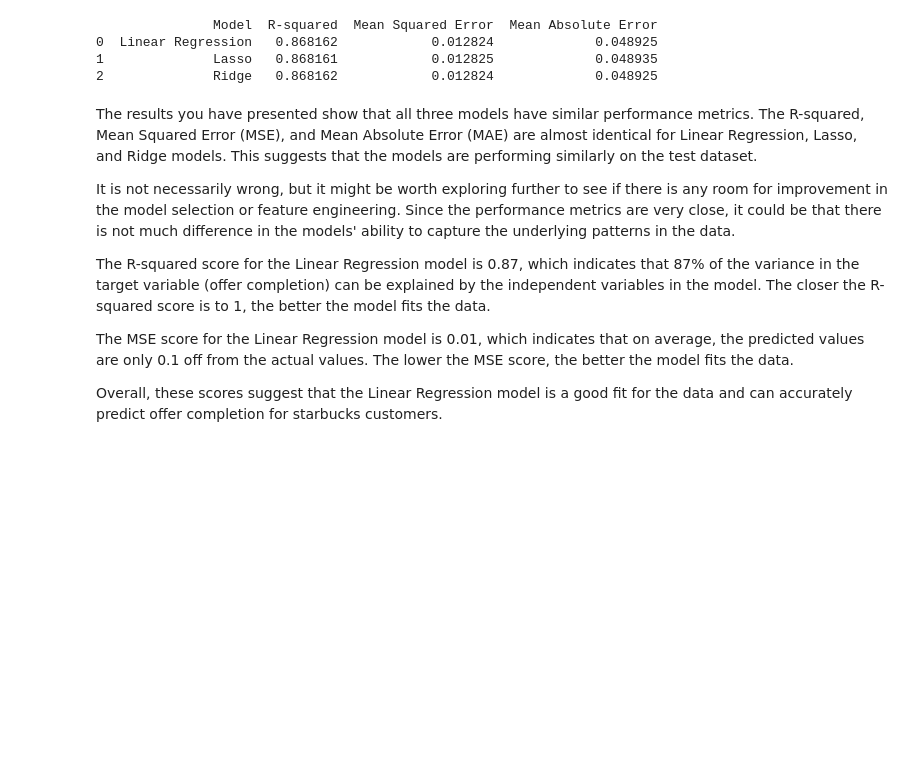
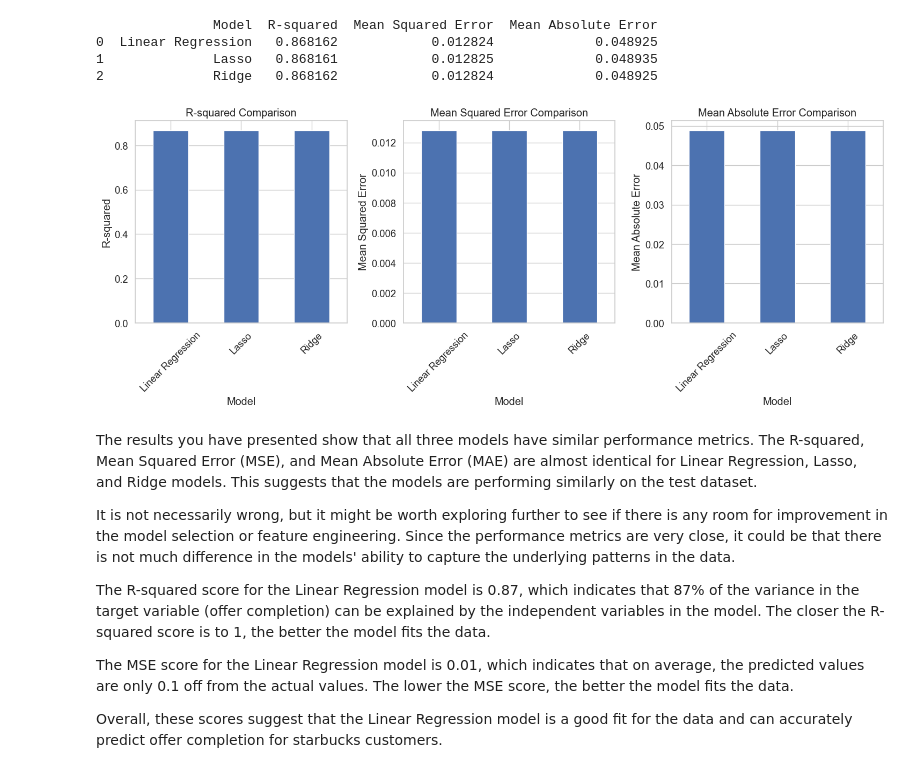
Before and after one commit to Udacity9132/starbucks, a Jupyter notebook: Starbucks_Capstone_notebook.ipynb, the cells around one changed output. Cells and saved outputs as stored; diff of their text form; code cells hidden in the pictures; blank space fills up the shorter version.

Commit message:
add: summary table and chart for models

```diff
--- a/Starbucks_Capstone_notebook.ipynb
+++ b/Starbucks_Capstone_notebook.ipynb
@@ -906,6 +906,28 @@ print(summary_table)
 0  Linear Regression   0.868162            0.012824             0.048925
 1              Lasso   0.868161            0.012825             0.048935
 2              Ridge   0.868162            0.012824             0.048925
+# %%
+# Set up the bar chart
+fig, ax = plt.subplots(1, 3, figsize=(15, 6))
+
+# Create a function for drawing the bar chart
+def draw_bar_chart(column_name, ax_index, title):
+    summary_table.plot(x='Model', y=column_name, kind='bar', legend=False, ax=ax[ax_index])
+    ax[ax_index].set_title(title)
+    ax[ax_index].set_ylabel(column_name)
+    ax[ax_index].set_xlabel('Model')
+    ax[ax_index].set_xticklabels(summary_table['Model'], rotation=45)
+
+# Draw the bar charts for R-squared, Mean Squared Error, and Mean Absolute Error
+draw_bar_chart('R-squared', 0, 'R-squared Comparison')
+draw_bar_chart('Mean Squared Error', 1, 'Mean Squared Error Comparison')
+draw_bar_chart('Mean Absolute Error', 2, 'Mean Absolute Error Comparison')
+
+# Display the chart
+plt.tight_layout()
+plt.show()
+# %% [output]
+[figure, added]
 # %% [markdown]
 The results you have presented show that all three models have similar performance metrics. The R-squared, Mean Squared Error (MSE), and Mean Absolute Error (MAE) are almost identical for Linear Regression, Lasso, and Ridge models. This suggests that the models are performing similarly on the test dataset.
 
```
Also changed, not shown: 1 other file.
